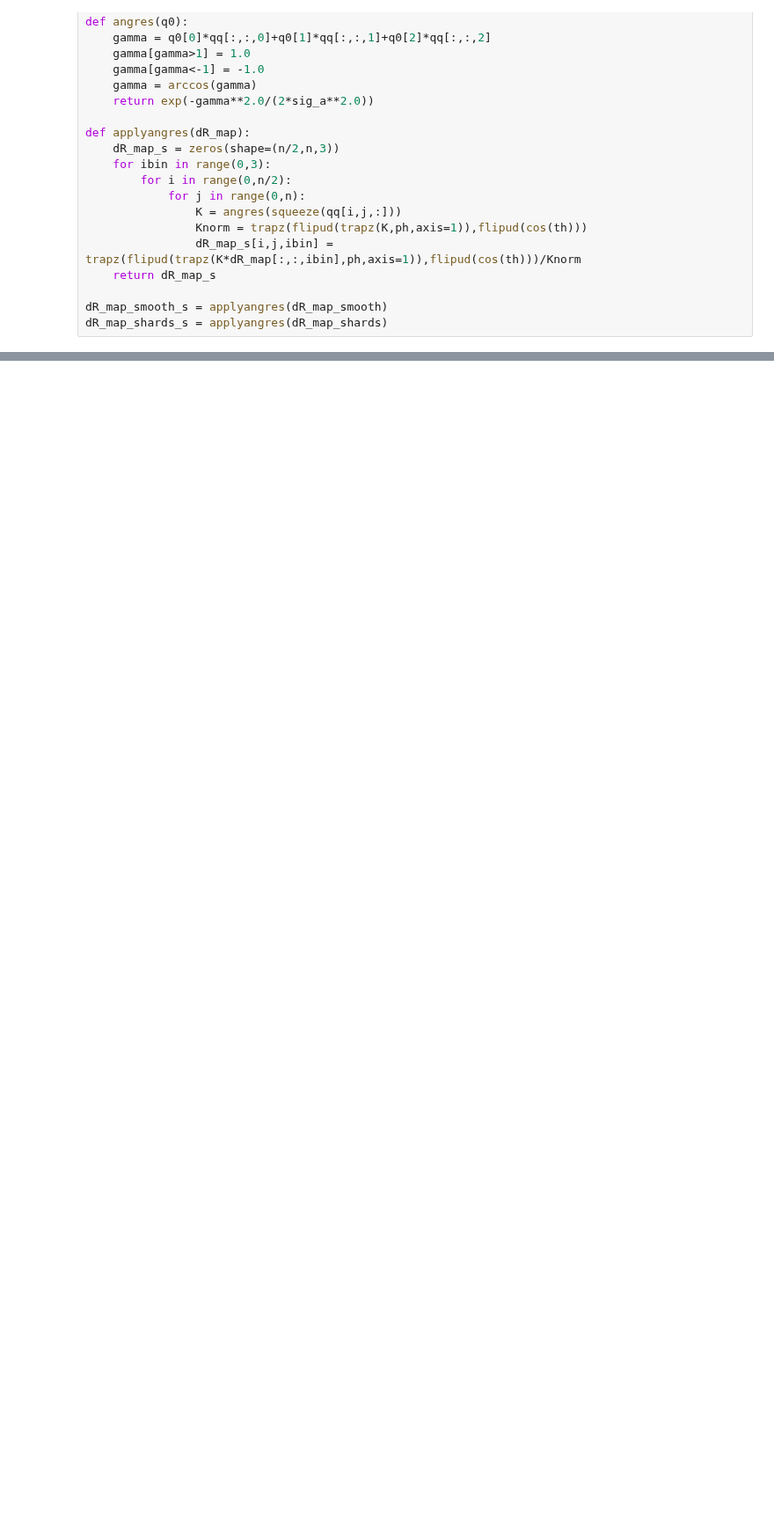
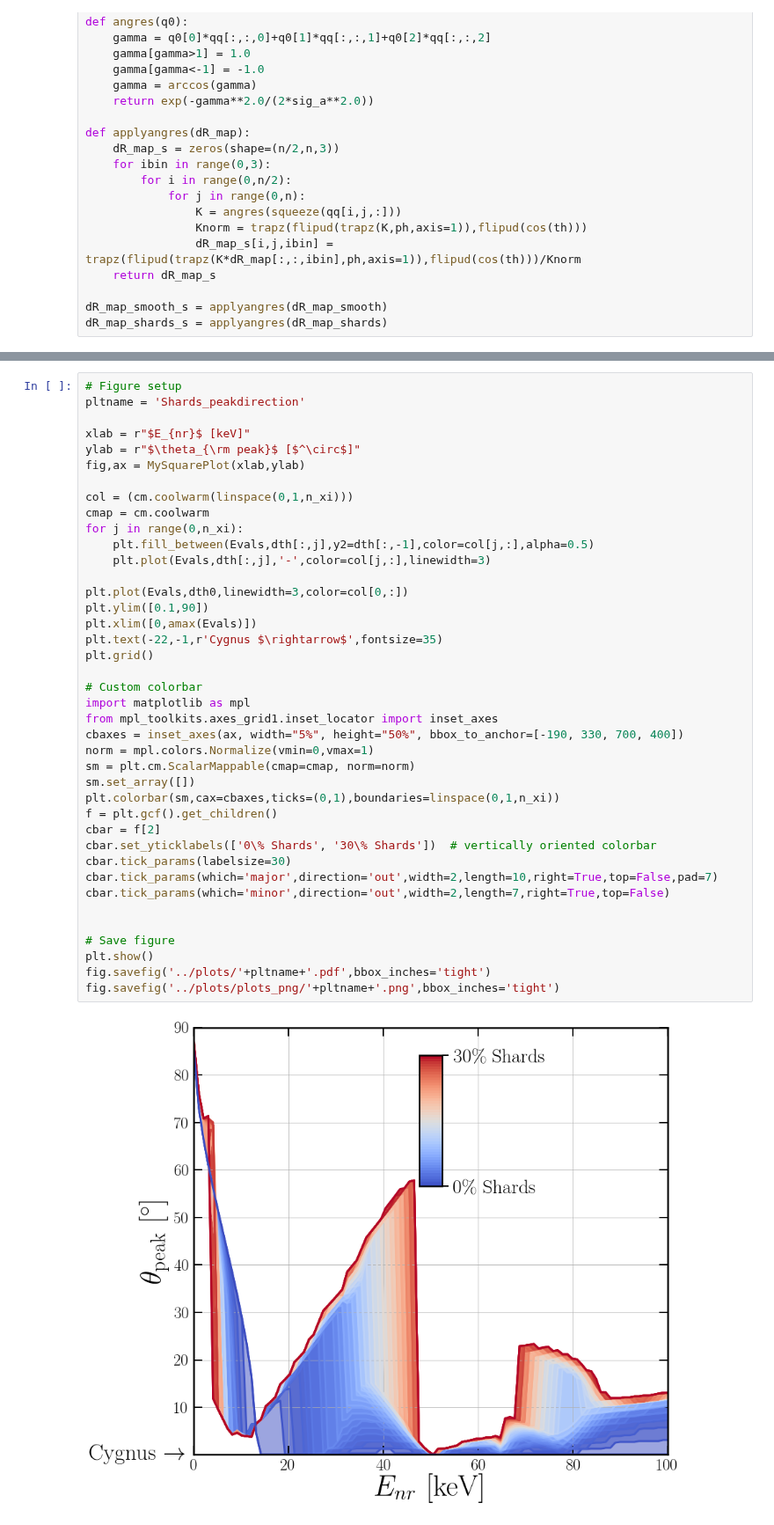
Before and after one commit to cajohare/DarkShards, a Jupyter notebook: code/Plot_Directional.ipynb, the cells around one changed output, grey strips where cells are left out. Shown at 88% size. Drawn from its saved outputs; the diff is of its cells as text; blank space fills up the shorter version.

```diff
--- a/code/Plot_Directional.ipynb
+++ b/code/Plot_Directional.ipynb
@@ -429,0 +589,42 @@ nan
+# %%
+# Figure setup
+pltname = 'Shards_peakdirection'
+
+xlab = r"$E_{nr}$ [keV]"
+ylab = r"$\theta_{\rm peak}$ [$^\circ$]"
+fig,ax = MySquarePlot(xlab,ylab)
+
+col = (cm.coolwarm(linspace(0,1,n_xi)))
+cmap = cm.coolwarm
+for j in range(0,n_xi):
+    plt.fill_between(Evals,dth[:,j],y2=dth[:,-1],color=col[j,:],alpha=0.5)
+    plt.plot(Evals,dth[:,j],'-',color=col[j,:],linewidth=3)
+
+plt.plot(Evals,dth0,linewidth=3,color=col[0,:])
+plt.ylim([0.1,90])
+plt.xlim([0,amax(Evals)])
+plt.text(-22,-1,r'Cygnus $\rightarrow$',fontsize=35)
+plt.grid()
+
+# Custom colorbar
+import matplotlib as mpl
+from mpl_toolkits.axes_grid1.inset_locator import inset_axes
+cbaxes = inset_axes(ax, width="5%", height="50%", bbox_to_anchor=[-190, 330, 700, 400])
+norm = mpl.colors.Normalize(vmin=0,vmax=1)
+sm = plt.cm.ScalarMappable(cmap=cmap, norm=norm)
+sm.set_array([])
+plt.colorbar(sm,cax=cbaxes,ticks=(0,1),boundaries=linspace(0,1,n_xi))
+f = plt.gcf().get_children()
+cbar = f[2]
+cbar.set_yticklabels(['0\% Shards', '30\% Shards'])  # vertically oriented colorbar
+cbar.tick_params(labelsize=30)
+cbar.tick_params(which='major',direction='out',width=2,length=10,right=True,top=False,pad=7)
+cbar.tick_params(which='minor',direction='out',width=2,length=7,right=True,top=False)
+
+
+# Save figure
+plt.show()
+fig.savefig('../plots/'+pltname+'.pdf',bbox_inches='tight')
+fig.savefig('../plots/plots_png/'+pltname+'.png',bbox_inches='tight')
+# %% [output]
+[figure, added]
```
Also changed, not shown: parts of 13 cells of this notebook, 11 other files.
